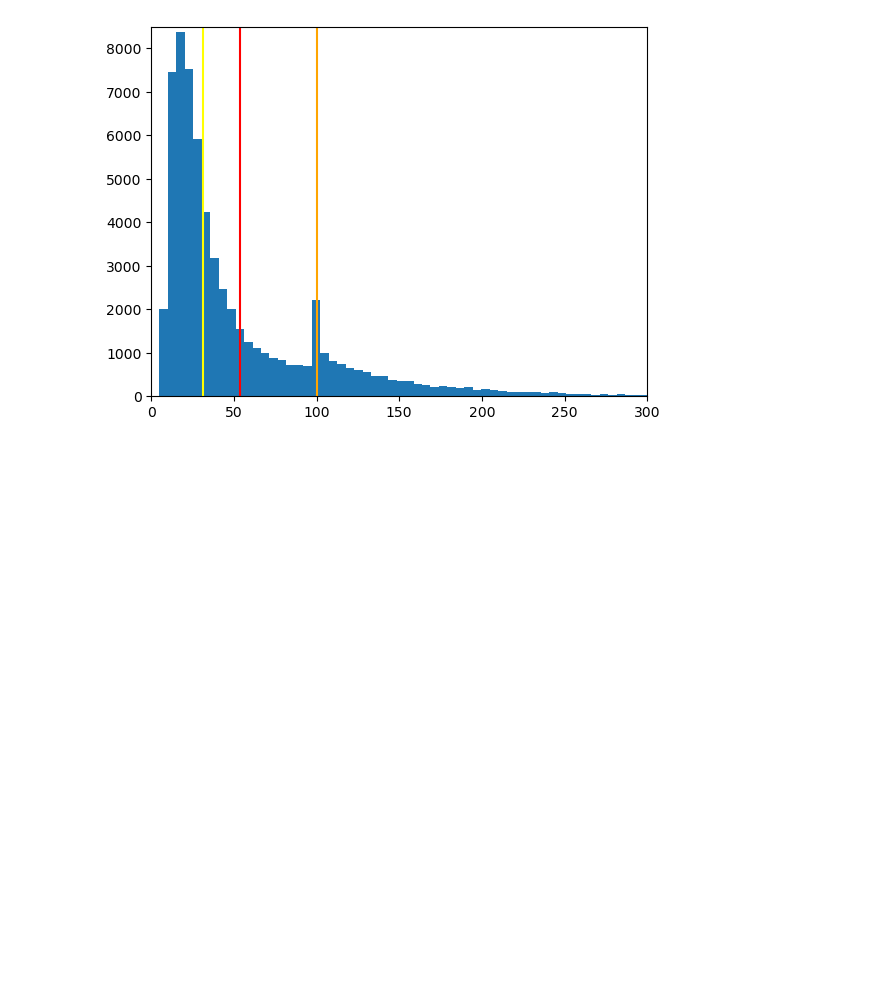
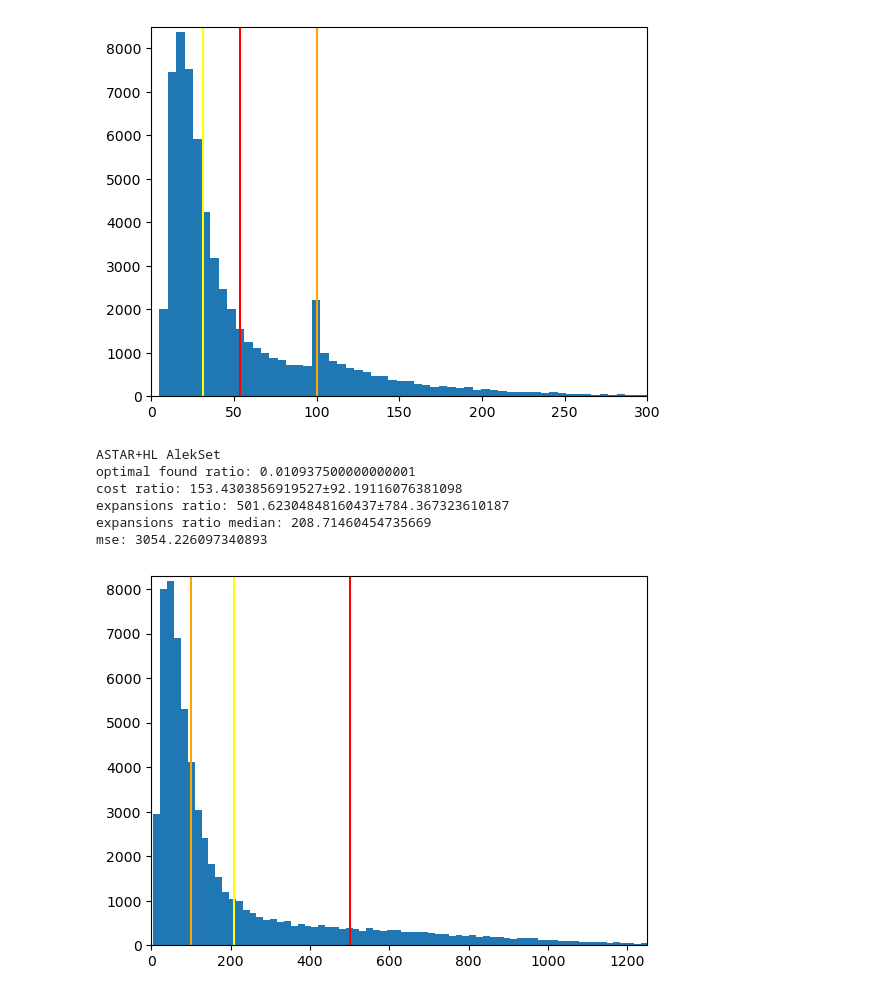
Before and after one commit to DrozdovDan/HS_HW_TransPath, a Jupyter notebook: Comparing.ipynb, the cells around one changed output. Drawn from its saved outputs; the diff is of its cells as text; code cells hidden in the pictures; blank space fills up the shorter version.

Commit message:
Astar AlekSet hl

```diff
--- a/Comparing.ipynb
+++ b/Comparing.ipynb
@@ -104,3 +104,39 @@ expansions ratio: 53.72827508329212±53.340232297052715
 expansions ratio median: 31.32530120481928
 mse: 0.4328657727319268
 [figure]
+# %%
+hl_metrics_AlekSet = pd.read_csv('./AlekSet_astar_hl_data.csv')
+cf_metrics = pd.read_csv('./vanilla_wastar_cf_data.csv')
+f_metrics = pd.read_csv('./vanilla_fs_ppm_data.csv')
+# %%
+optimal_found_ratio = (abs(hl_metrics_AlekSet['path_length'] - baseline['path_length']) < epsilon).mean() * 100
+cost_ratio = (hl_metrics_AlekSet['path_length'] / baseline['path_length']).mean() * 100
+cost_ratio_std = (hl_metrics_AlekSet['path_length'] / baseline['path_length']).std() * 100
+expansions_ratio = (hl_metrics_AlekSet['expanded_nodes_num'] / baseline['expanded_nodes_num']).mean() * 100
+expansions_ratio_std = (hl_metrics_AlekSet['expanded_nodes_num'] / baseline['expanded_nodes_num']).std() * 100
+expansions_ratio_median = (hl_metrics_AlekSet['expanded_nodes_num'] / baseline['expanded_nodes_num']).median() * 100
+mse = ((hl_metrics_AlekSet['path_length'] - baseline['path_length']) ** 2).mean()
+# %%
+print('ASTAR+HL AlekSet')
+print(f'optimal found ratio: {optimal_found_ratio}')
+print(f'cost ratio: {cost_ratio}' + u"\u00B1" + str(cost_ratio_std))
+print(f'expansions ratio: {expansions_ratio}' + u"\u00B1" + str(expansions_ratio_std))
+print(f'expansions ratio median: {expansions_ratio_median}')
+print(f'mse: {mse}')
+ylim = 8300
+xlim = 1250
+plt.hist(hl_metrics['expanded_nodes_num'] / baseline['expanded_nodes_num'] * 100, bins=100)
+plt.plot([100, 100], [0, ylim], c='orange')
+plt.plot([expansions_ratio, expansions_ratio], [0, ylim], c='red')
+plt.plot([expansions_ratio_median, expansions_ratio_median], [0, ylim], c='yellow')
+plt.xlim(0, xlim)
+plt.ylim(0, ylim)
+plt.show()
+# %% [output]
+ASTAR+HL AlekSet
+optimal found ratio: 0.010937500000000001
+cost ratio: 153.4303856919527±92.19116076381098
+expansions ratio: 501.62304848160437±784.367323610187
+expansions ratio median: 208.71460454735669
+mse: 3054.226097340893
+[figure, added]
```
Also changed, not shown: 2 other files.
